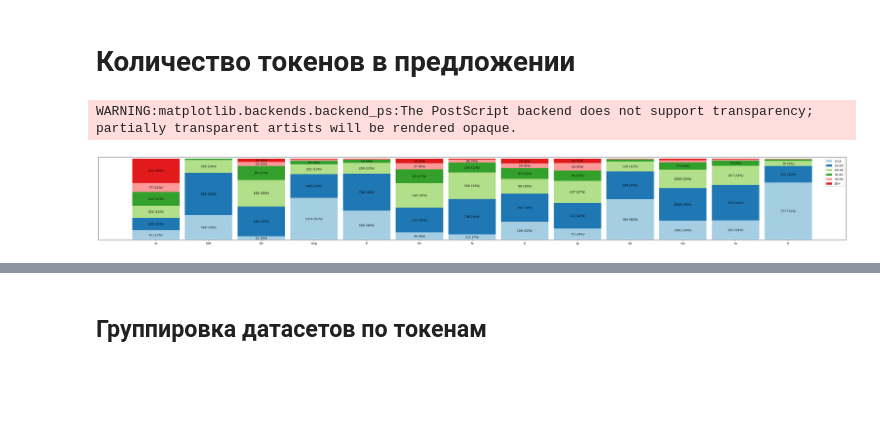
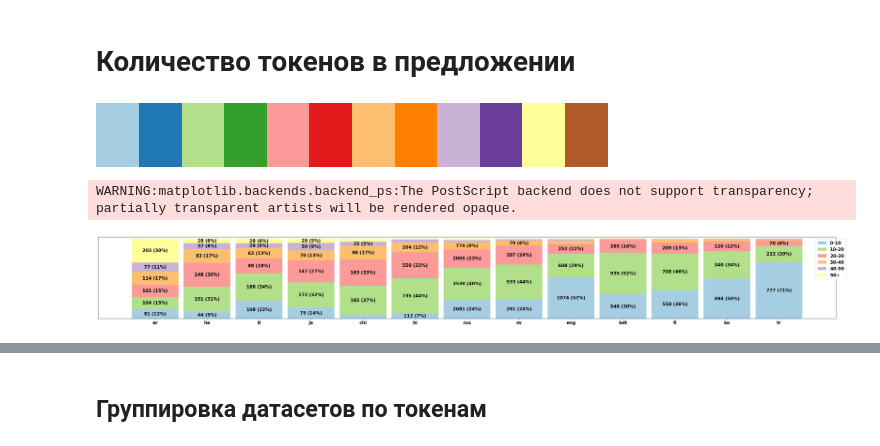
Before and after one commit to Derinhelm/treebank_statistics, a Jupyter notebook: treebank_stat.ipynb, the cells around one changed output, grey strips where cells are left out. Saved outputs shown, nothing was run; the diff lists cells and outputs as text; code cells hidden in the pictures; blank space fills up the shorter version.

```diff
--- a/treebank_stat.ipynb
+++ b/treebank_stat.ipynb
@@ -242,29 +258,36 @@ sentence_length_categories = ('0-10', '10-20', '20-30', '30-40', '40-50', '50+')
 lengths = {}
 for lang in languages:
     lengths[lang] = Counter(map(token_length_group, sents[lang]))
+# %%
+colormaps['Paired']
+# %% [output]
+[figure, added]
 # %%
 plt.figure(figsize=(45,5))
 
-bottom = np.zeros(len(languages))
+length_languages = ['ar', 'he', 'it', 'ja', 'chi', 'hi', 'rus', 'sv', 'eng', 'bdt', 'fi', 'ko', 'tr']
+bottom = np.zeros(len(length_languages))
 width = 0.9
 c_dict = {}
-all_colors = colormaps['Paired'].colors
+#all_colors = colormaps['Paired'].colors[:4] + (colormaps['Paired'].colors[6],) + colormaps['Paired'].colors[8:]
+all_colors = colormaps['Paired'].colors[::2] + (colormaps['Paired'].colors[6],) + colormaps['Paired'].colors[8:]
+
 for i, c in enumerate(sentence_length_categories):
-    c_length = [lengths[lang][c] for lang in languages]
-    c_rate_array = np.array([c_length[i] / lengths[lang].total() for i, lang in enumerate(languages)])
-    p = plt.bar(languages, c_rate_array, width, bottom=bottom,
+    c_length = [lengths[lang][c] for lang in length_languages]
+    c_rate_array = np.array([c_length[i] / lengths[lang].total() for i, lang in enumerate(length_languages)])
+    p = plt.bar(length_languages, c_rate_array, width, bottom=bottom,
                 label=c, color = all_colors[i])
     bottom += c_rate_array
 
     plt.bar_label(p, label_type='center',
-                  labels = [f"{c_length[i]:.0f} ({v*100:.0f}%)" if v >= 0.03 else ""
+                  labels = [f"{c_length[i]:.0f} ({v*100:.0f}%)" if v >= 0.05 else ""
                               for i, v in enumerate(c_rate_array)])
 #plt.yaxis.set_visible(False)
 plt.yticks([])
 plt.ylim([0, 1.02])
 plt.legend(bbox_to_anchor=(0.97, 1), loc='upper left')
 plt.savefig('imgs/sentence_length.eps', format='eps', dpi=300, bbox_inches='tight')
 plt.show()
 # %% [output]
 WARNING:matplotlib.backends.backend_ps:The PostScript backend does not support transparency; partially transparent artists will be rendered opaque.
-[figure, old version]
+[figure, new version]
```
Also changed, not shown: parts of 20 cells of this notebook.
